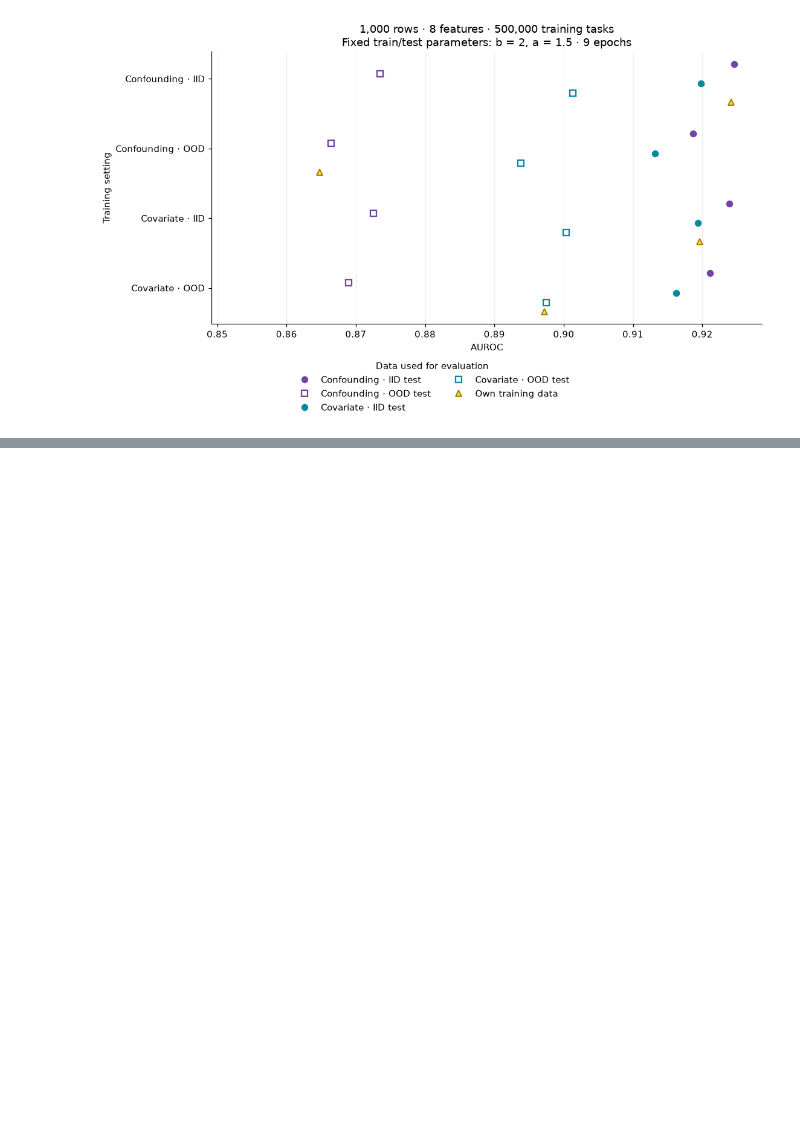
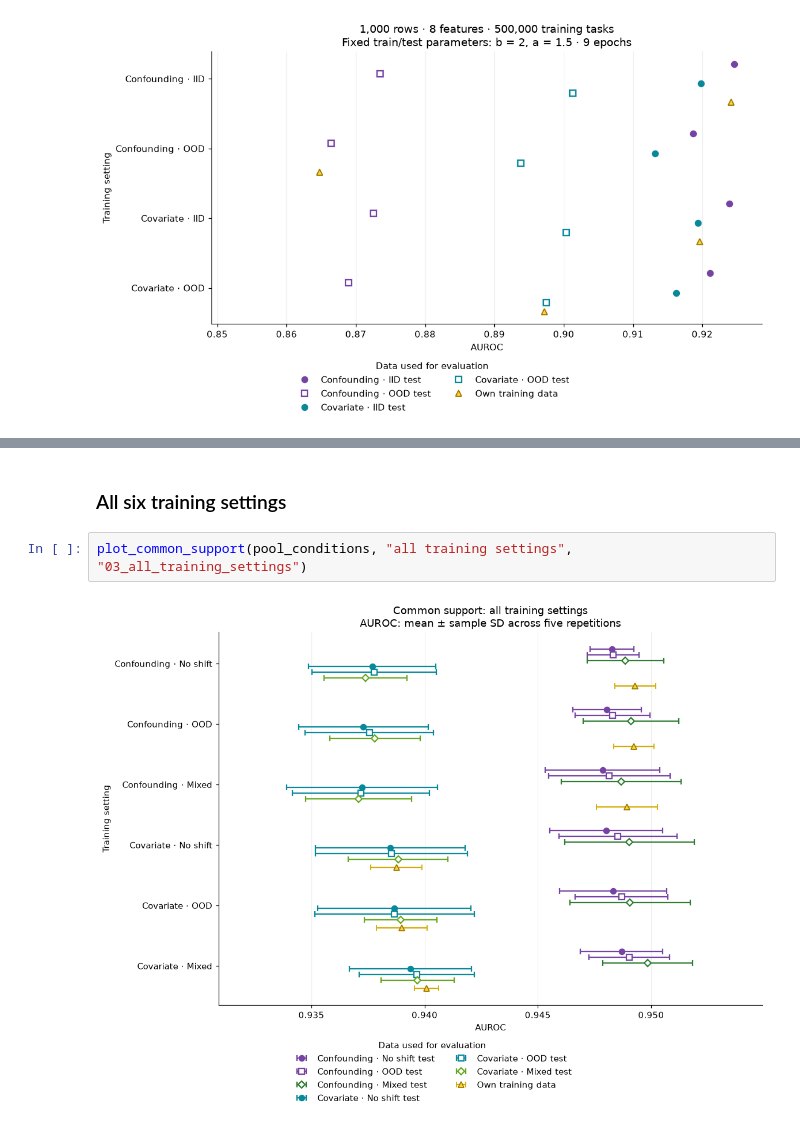
Before and after one commit to IliaKipshidze/tabicl-conf-shift, a Jupyter notebook: src/tabicl/nano_graph_u/results_analysis.ipynb, the cells around one changed output, grey strips where cells are left out. Cells and saved outputs as stored; diff of their text form; blank space fills up the shorter version.

```diff
--- a/src/tabicl/nano_graph_u/results_analysis.ipynb
+++ b/src/tabicl/nano_graph_u/results_analysis.ipynb
@@ -979,0 +1098,6 @@ plot_large_auroc(9)
+# %% [markdown]
+### All six training settings
+# %%
+plot_common_support(pool_conditions, "all training settings", "03_all_training_settings")
+# %% [output]
+[figure, added]
```
Also changed, not shown: parts of 7 cells of this notebook.
